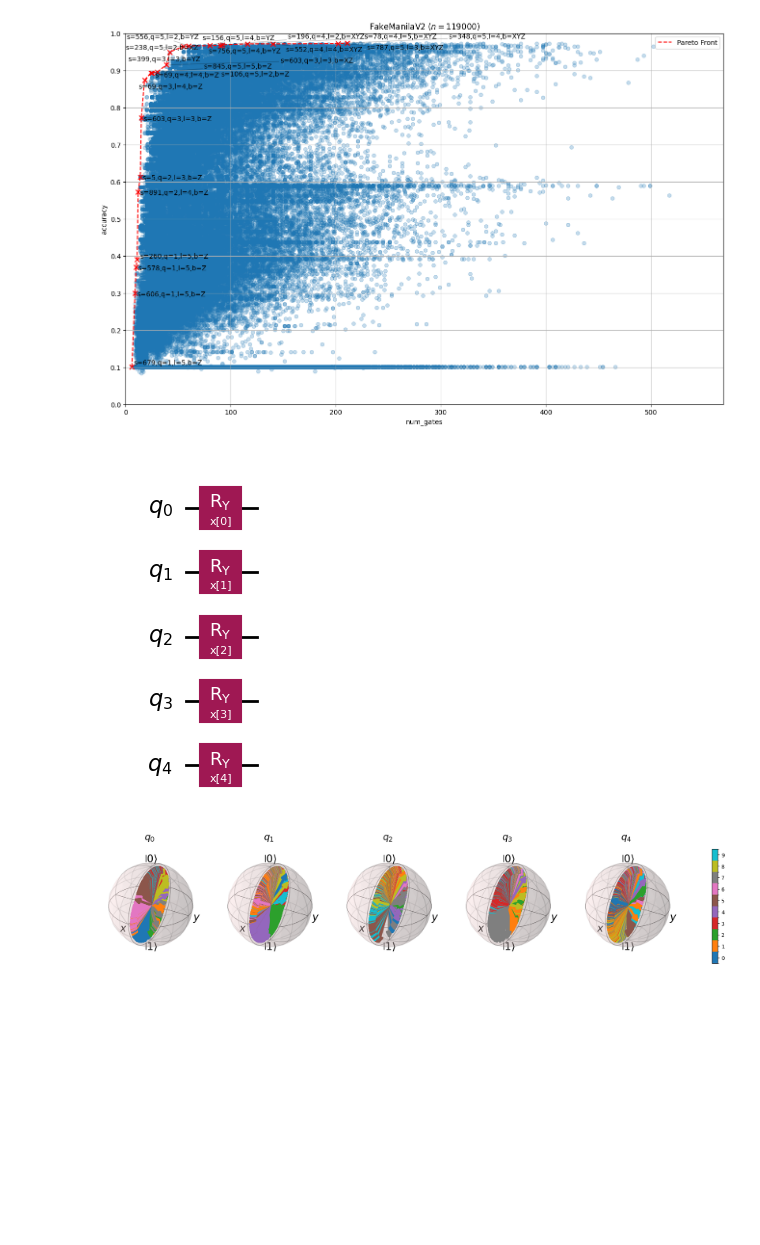
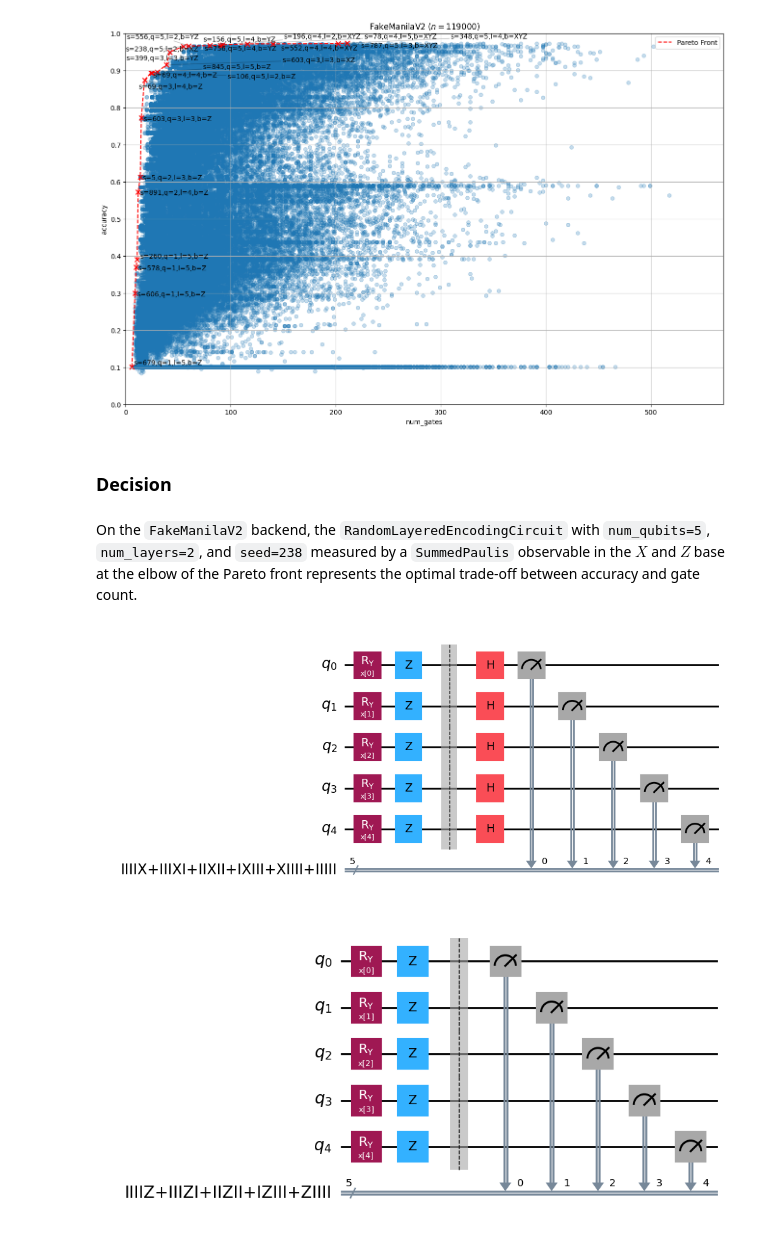
Before and after one commit to kit0kat/ws25-quantum-machine-learning-project, a Jupyter notebook: 6_fast_hyperparam_search.ipynb, the cells around one changed output. Drawn from its saved outputs; the diff is of its cells as text; code cells hidden in the pictures; blank space fills up the shorter version.

Commit message:
Add: Pipeline for optimal circuit discovered by faster hyperparameter search

```diff
--- a/6_fast_hyperparam_search.ipynb
+++ b/6_fast_hyperparam_search.ipynb
@@ -357,15 +357,32 @@ plot_gates_vs_accuracy(results, None)
 plot_gates_vs_accuracy(results, FakeManilaV2())
 # %% [output]
 [figure]
+# %% [markdown]
+### Decision
+# %% [markdown]
+On the `FakeManilaV2` backend, the `RandomLayeredEncodingCircuit` with `num_qubits=5`, `num_layers=2`, and `seed=238` measured by a `SummedPaulis` observable in the $X$ and $Z$ base at the elbow of the Pareto front represents the optimal trade-off between accuracy and gate count.
 # %%
-from utils.encoding_circuits import plot_encoded_quantum_data
+encoding_circuit = RandomLayeredEncodingCircuit(
+    seed=238,
+    num_qubits=5,
+    num_features=5,
+    min_num_layers=2,
+    max_num_layers=2,
+)
 
-X_train_scaled = make_pipeline(
-    Isomap(n_components=5),
-    MinMaxScaler(feature_range=tuple(encoding_circuit.feature_bounds), clip=True),
-).fit_transform(X_train)
-encoding_circuit.draw("mpl")
-plot_encoded_quantum_data(encoding_circuit, X_train_scaled[:1000], y_train[:1000])
+observable = SummedPaulis(
+    num_qubits=5,
+    op_str=("X", "Z")
+)
+
+measurement_circuits = get_measurement_circuits(
+    encoding_circuit=encoding_circuit,
+    observable=observable,
+    backend=None,
+)
+
+for measurement_circuit in measurement_circuits:
+    measurement_circuit.draw("mpl")
 # %% [output]
-[figure, old version]
+[figure, new version]
-[figure, old version]
+[figure, new version]
```
Also changed, not shown: parts of 1 cell of this notebook.
